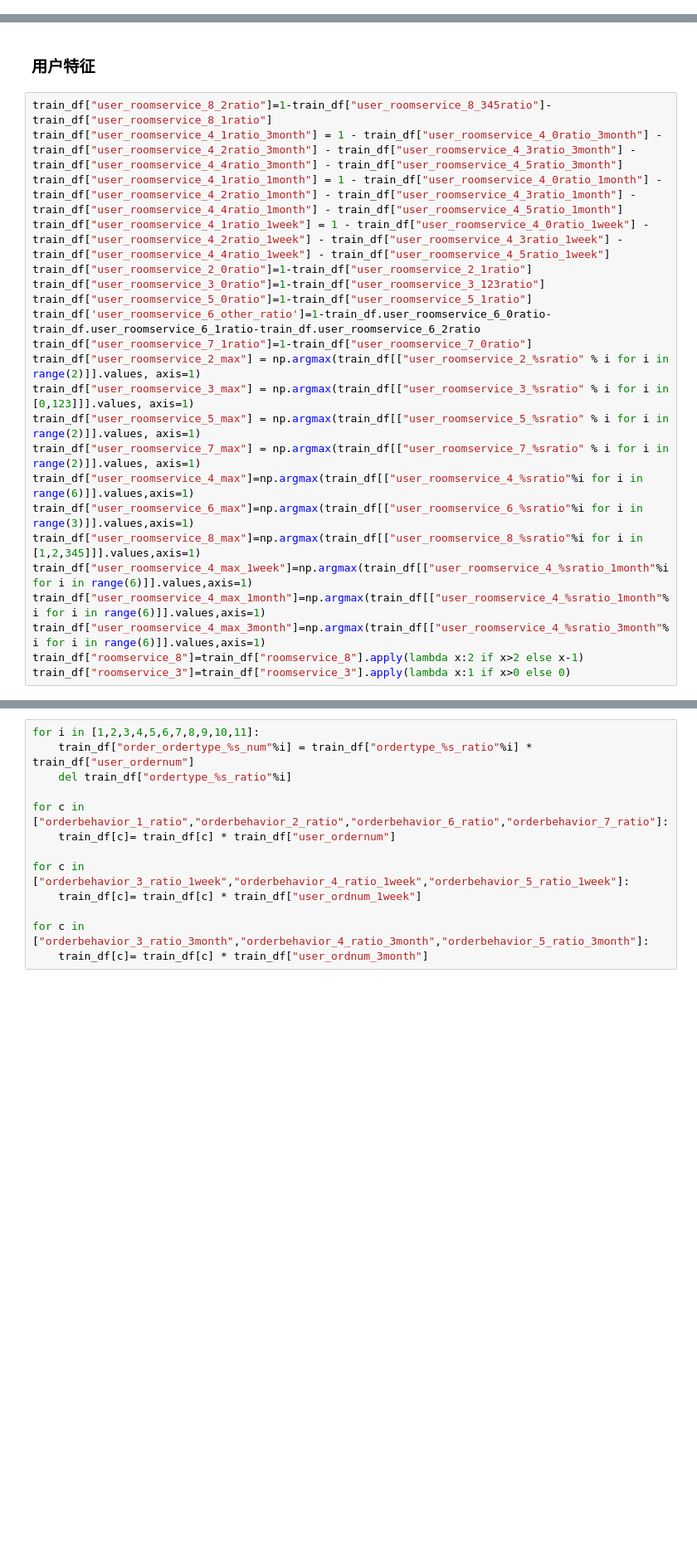
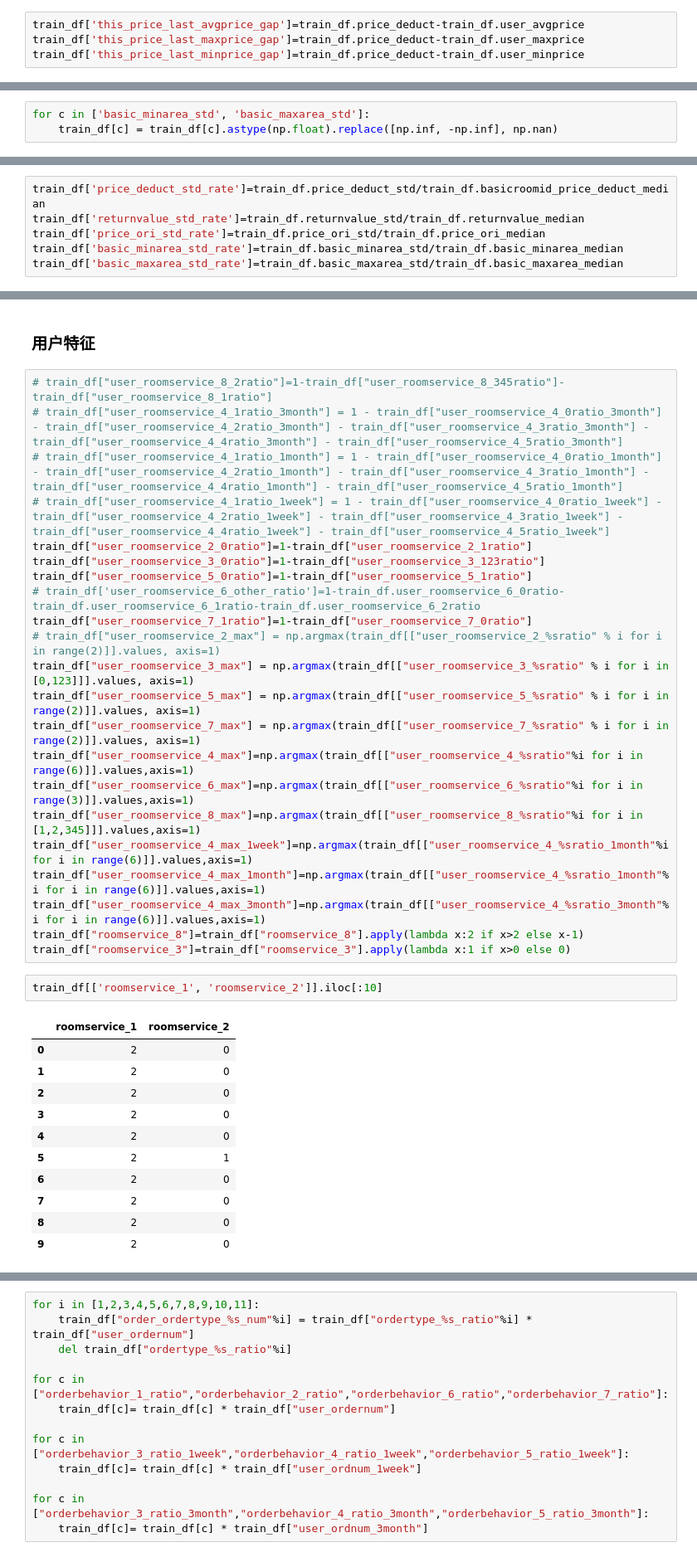
Before and after one commit to mrzhangboss/ctrip_room_predict, a Jupyter notebook: code/extract_order_feature.ipynb, the cells around one changed output, grey strips where cells are left out. Shown at 83% size. Cells and saved outputs as stored; diff of their text form; blank space fills up the shorter version.

```diff
--- a/code/extract_order_feature.ipynb
+++ b/code/extract_order_feature.ipynb
@@ -162,3 +317,7 @@ train_df['is_holiday']=(((train_df.order_weekday+train_df.user_avgadvanceddate)%
+# %%
+train_df['this_price_last_avgprice_gap']=train_df.price_deduct-train_df.user_avgprice
+train_df['this_price_last_maxprice_gap']=train_df.price_deduct-train_df.user_maxprice
+train_df['this_price_last_minprice_gap']=train_df.price_deduct-train_df.user_minprice
 # %%
 train_df["price_star"]=train_df["price_deduct"]/(train_df["star"])
 train_df["price_minarea"]=train_df["price_deduct"]/(train_df["basic_minarea"]-1)
@@ -179,0 +381,3 @@ train_df = press_date(train_df, ['order_hotel_last_price_min_rt', 'order_basic_l
+# %%
+for c in ['basic_minarea_std', 'basic_maxarea_std']:
+    train_df[c] = train_df[c].astype(np.float).replace([np.inf, -np.inf], np.nan)
@@ -179,0 +390,6 @@ train_df = press_date(train_df, ['order_hotel_last_price_min_rt', 'order_basic_l
+# %%
+train_df['price_deduct_std_rate']=train_df.price_deduct_std/train_df.basicroomid_price_deduct_median
+train_df['returnvalue_std_rate']=train_df.returnvalue_std/train_df.returnvalue_median
+train_df['price_ori_std_rate']=train_df.price_ori_std/train_df.price_ori_median
+train_df['basic_minarea_std_rate']=train_df.basic_minarea_std/train_df.basic_minarea_median
+train_df['basic_maxarea_std_rate']=train_df.basic_maxarea_std/train_df.basic_maxarea_median
@@ -180,16 +400,16 @@ train_df = press_date(train_df, ['order_hotel_last_price_min_rt', 'order_basic_l
 # %% [markdown]
 ### 用户特征
 # %%
-train_df["user_roomservice_8_2ratio"]=1-train_df["user_roomservice_8_345ratio"]-train_df["user_roomservice_8_1ratio"]
-train_df["user_roomservice_4_1ratio_3month"] = 1 - train_df["user_roomservice_4_0ratio_3month"] - train_df["user_roomservice_4_2ratio_3month"] - train_df["user_roomservice_4_3ratio_3month"] - train_df["user_roomservice_4_4ratio_3month"] - train_df["user_roomservice_4_5ratio_3month"]
-train_df["user_roomservice_4_1ratio_1month"] = 1 - train_df["user_roomservice_4_0ratio_1month"] - train_df["user_roomservice_4_2ratio_1month"] - train_df["user_roomservice_4_3ratio_1month"] - train_df["user_roomservice_4_4ratio_1month"] - train_df["user_roomservice_4_5ratio_1month"]
-train_df["user_roomservice_4_1ratio_1week"] = 1 - train_df["user_roomservice_4_0ratio_1week"] - train_df["user_roomservice_4_2ratio_1week"] - train_df["user_roomservice_4_3ratio_1week"] - train_df["user_roomservice_4_4ratio_1week"] - train_df["user_roomservice_4_5ratio_1week"]
+# train_df["user_roomservice_8_2ratio"]=1-train_df["user_roomservice_8_345ratio"]-train_df["user_roomservice_8_1ratio"]
+# train_df["user_roomservice_4_1ratio_3month"] = 1 - train_df["user_roomservice_4_0ratio_3month"] - train_df["user_roomservice_4_2ratio_3month"] - train_df["user_roomservice_4_3ratio_3month"] - train_df["user_roomservice_4_4ratio_3month"] - train_df["user_roomservice_4_5ratio_3month"]
+# train_df["user_roomservice_4_1ratio_1month"] = 1 - train_df["user_roomservice_4_0ratio_1month"] - train_df["user_roomservice_4_2ratio_1month"] - train_df["user_roomservice_4_3ratio_1month"] - train_df["user_roomservice_4_4ratio_1month"] - train_df["user_roomservice_4_5ratio_1month"]
+# train_df["user_roomservice_4_1ratio_1week"] = 1 - train_df["user_roomservice_4_0ratio_1week"] - train_df["user_roomservice_4_2ratio_1week"] - train_df["user_roomservice_4_3ratio_1week"] - train_df["user_roomservice_4_4ratio_1week"] - train_df["user_roomservice_4_5ratio_1week"]
 train_df["user_roomservice_2_0ratio"]=1-train_df["user_roomservice_2_1ratio"]
 train_df["user_roomservice_3_0ratio"]=1-train_df["user_roomservice_3_123ratio"]
 train_df["user_roomservice_5_0ratio"]=1-train_df["user_roomservice_5_1ratio"]
-train_df['user_roomservice_6_other_ratio']=1-train_df.user_roomservice_6_0ratio-train_df.user_roomservice_6_1ratio-train_df.user_roomservice_6_2ratio
+# train_df['user_roomservice_6_other_ratio']=1-train_df.user_roomservice_6_0ratio-train_df.user_roomservice_6_1ratio-train_df.user_roomservice_6_2ratio
 train_df["user_roomservice_7_1ratio"]=1-train_df["user_roomservice_7_0ratio"]
-train_df["user_roomservice_2_max"] = np.argmax(train_df[["user_roomservice_2_%sratio" % i for i in range(2)]].values, axis=1)
+# train_df["user_roomservice_2_max"] = np.argmax(train_df[["user_roomservice_2_%sratio" % i for i in range(2)]].values, axis=1)
 train_df["user_roomservice_3_max"] = np.argmax(train_df[["user_roomservice_3_%sratio" % i for i in [0,123]]].values, axis=1)
 train_df["user_roomservice_5_max"] = np.argmax(train_df[["user_roomservice_5_%sratio" % i for i in range(2)]].values, axis=1)
 train_df["user_roomservice_7_max"] = np.argmax(train_df[["user_roomservice_7_%sratio" % i for i in range(2)]].values, axis=1)
@@ -201,3 +421,17 @@ train_df["user_roomservice_4_max_1month"]=np.argmax(train_df[["user_roomservice_
 train_df["user_roomservice_4_max_3month"]=np.argmax(train_df[["user_roomservice_4_%sratio_3month"%i for i in range(6)]].values,axis=1)
 train_df["roomservice_8"]=train_df["roomservice_8"].apply(lambda x:2 if x>2 else x-1)
 train_df["roomservice_3"]=train_df["roomservice_3"].apply(lambda x:1 if x>0 else 0)
+# %%
+train_df[['roomservice_1', 'roomservice_2']].iloc[:10]
+# %% [output]
+|  | roomservice_1 | roomservice_2 |
+| 0 | 2 | 0 |
+| 1 | 2 | 0 |
+| 2 | 2 | 0 |
+| 3 | 2 | 0 |
+| 4 | 2 | 0 |
+| 5 | 2 | 1 |
+| 6 | 2 | 0 |
+| 7 | 2 | 0 |
+| 8 | 2 | 0 |
+| 9 | 2 | 0 |
```
Also changed, not shown: parts of 42 cells of this notebook, 10 other files.
